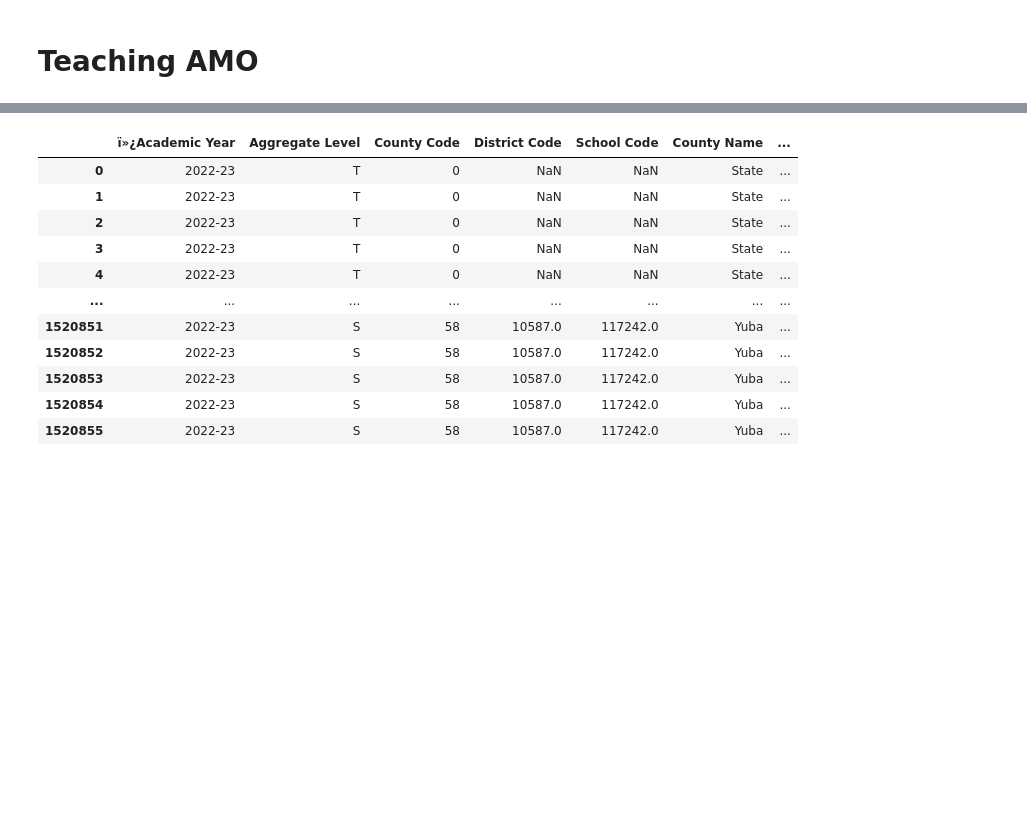
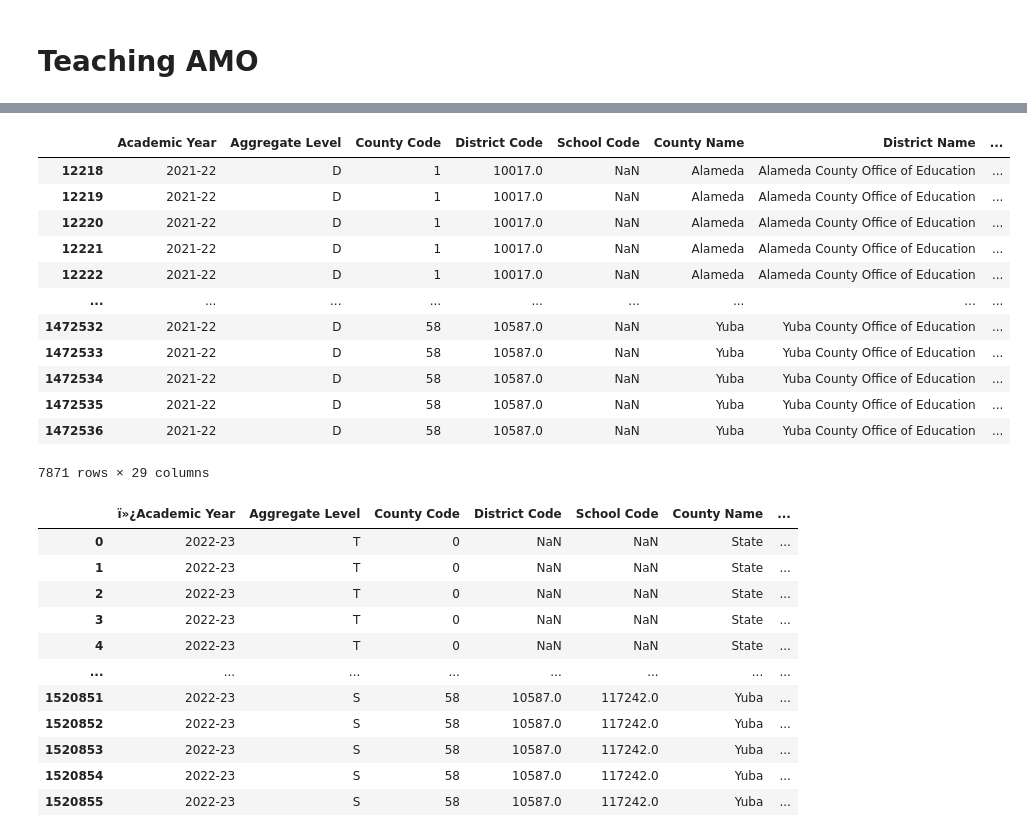
Before and after one commit to emilyksanders/CA_dropout_rates, a Jupyter notebook: 01_notebooks/001_Eli_explore_datasets.ipynb, the cells around one changed output, grey strips where cells are left out. Drawn from its saved outputs; the diff is of its cells as text; code cells hidden in the pictures; blank space fills up the shorter version.

```diff
--- a/01_notebooks/001_Eli_explore_datasets.ipynb
+++ b/01_notebooks/001_Eli_explore_datasets.ipynb
@@ -503,3 +542,23 @@ combined_df_sr.to_csv('../02_data/001_new_csvs/stability.csv')
+# %%
+df.loc[(df['Aggregate Level'].str.lower() == 'd')
+       & (df['Charter School'].str.lower() == 'all')
+       & (df['DASS'].str.lower() == 'all')
+       & (df['School Grade Span'].str.lower() == 'all')
+       & (df['Subject Area'].str.lower() == 'ta')]
+# %% [output]
+|  | Academic Year | Aggregate Level | County Code | District Code | School Code | County Name | District Name | ... |
+| 12218 | 2021-22 | D | 1 | 10017.0 | NaN | Alameda | Alameda County Office of Education | ... |
+| 12219 | 2021-22 | D | 1 | 10017.0 | NaN | Alameda | Alameda County Office of Education | ... |
+| 12220 | 2021-22 | D | 1 | 10017.0 | NaN | Alameda | Alameda County Office of Education | ... |
+| 12221 | 2021-22 | D | 1 | 10017.0 | NaN | Alameda | Alameda County Office of Education | ... |
+| 12222 | 2021-22 | D | 1 | 10017.0 | NaN | Alameda | Alameda County Office of Education | ... |
+| ... | ... | ... | ... | ... | ... | ... | ... | ... |
+| 1472532 | 2021-22 | D | 58 | 10587.0 | NaN | Yuba | Yuba County Office of Education | ... |
+| 1472533 | 2021-22 | D | 58 | 10587.0 | NaN | Yuba | Yuba County Office of Education | ... |
+| 1472534 | 2021-22 | D | 58 | 10587.0 | NaN | Yuba | Yuba County Office of Education | ... |
+| 1472535 | 2021-22 | D | 58 | 10587.0 | NaN | Yuba | Yuba County Office of Education | ... |
+| 1472536 | 2021-22 | D | 58 | 10587.0 | NaN | Yuba | Yuba County Office of Education | ... |
+7871 rows × 29 columns
 # %%
 # URL of the .txt file
 url = 'https://www3.cde.ca.gov/demo-downloads/tamo/tamo2223.txt'
```
Also changed, not shown: parts of 3 cells of this notebook, 1 other file.
